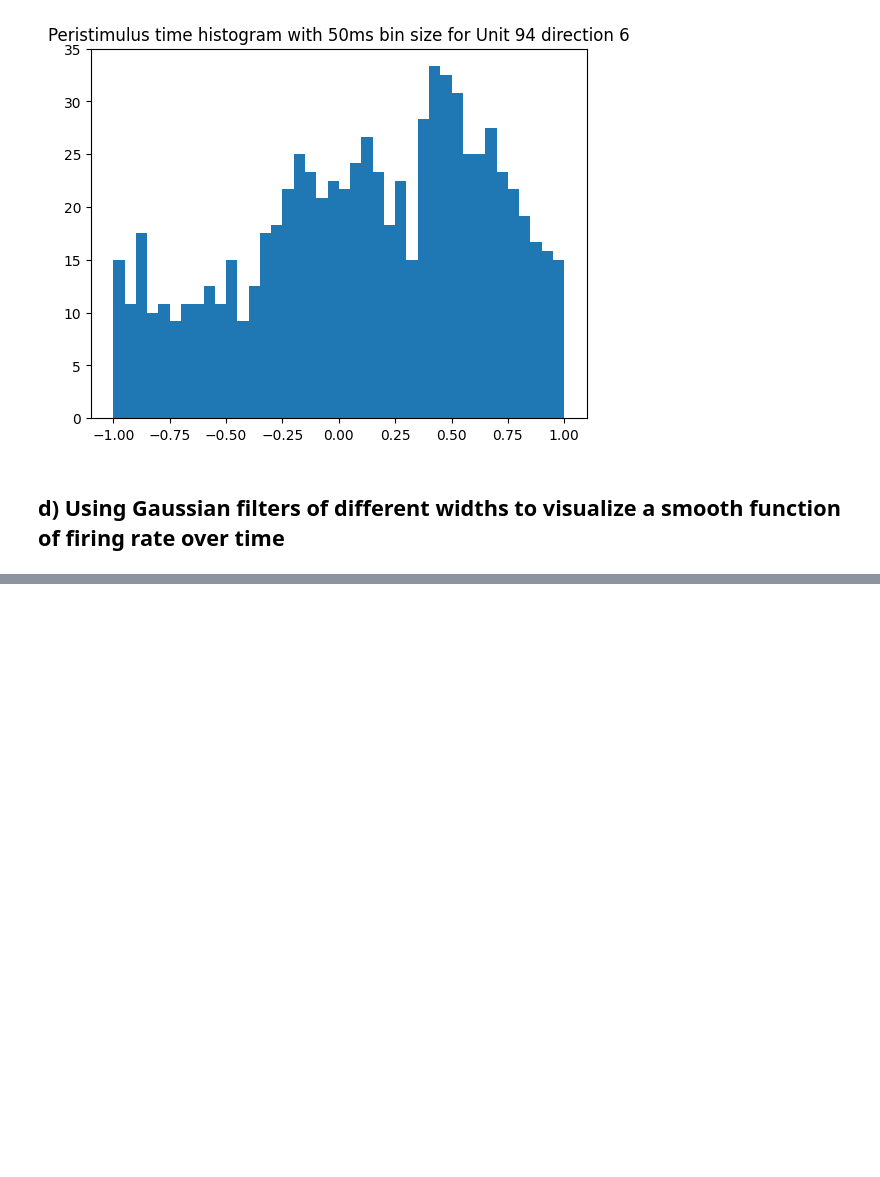
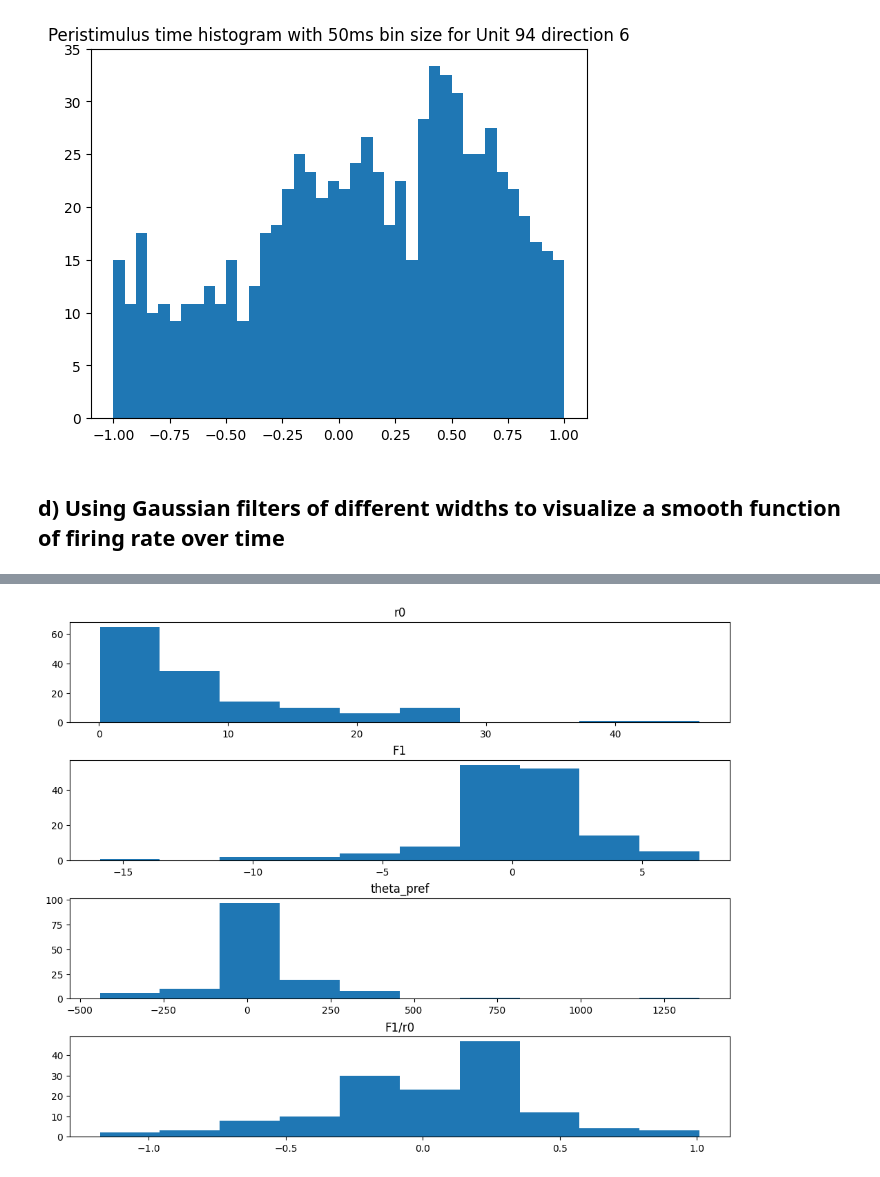
Before and after one commit to ssocolow/comp-neuro, a Jupyter notebook: assignment_03_comp_neuro.ipynb, the cells around one changed output, grey strips where cells are left out. Cells and saved outputs as stored; diff of their text form; code cells hidden in the pictures; blank space fills up the shorter version.

```diff
--- a/assignment_03_comp_neuro.ipynb
+++ b/assignment_03_comp_neuro.ipynb
@@ -108,0 +153,17 @@ print(len(neuron94))
+# %%
+r0, F1, theta_pref = [], [], []
+for i in range(143):
+    neuron = np.loadtxt(f"spike_trains/spike_train_unit_{i:03}.txt")
+    if len(neuron) != 0:
+        average_rates = []
+        # find the trial average rate for each direction
+        for dir in go_cues:
+            rate_holder = []
+            for cue in dir:
+                idxs = np.where(abs(neuron - cue) <= 1)
+                rate_holder.append(len(neuron[idxs]) / 2.0)
+            average_rates.append(sum(rate_holder) / len(rate_holder))
+        popt, pcov = curve_fit(cosine_fit, angles, average_rates)
+        r0.append(popt[0])
+        F1.append(popt[1])
+        theta_pref.append(popt[2])
@@ -108,0 +172,16 @@ print(len(neuron94))
+# %%
+fig, axes = plt.subplots(4, 1, figsize=(10, 8), constrained_layout=True)
+axes = axes.ravel()
+
+F1overr0 = [x / y for x, y in zip(F1, r0)]
+
+axes[0].hist(r0);
+axes[0].set_title("r0");
+axes[1].hist(F1);
+axes[1].set_title("F1");
+axes[2].hist(theta_pref);
+axes[2].set_title("theta_pref");
+axes[3].hist(F1overr0);
+axes[3].set_title("F1/r0");
+# %% [output]
+[figure, added]
```
Also changed, not shown: parts of 13 cells of this notebook, 1 other file.
